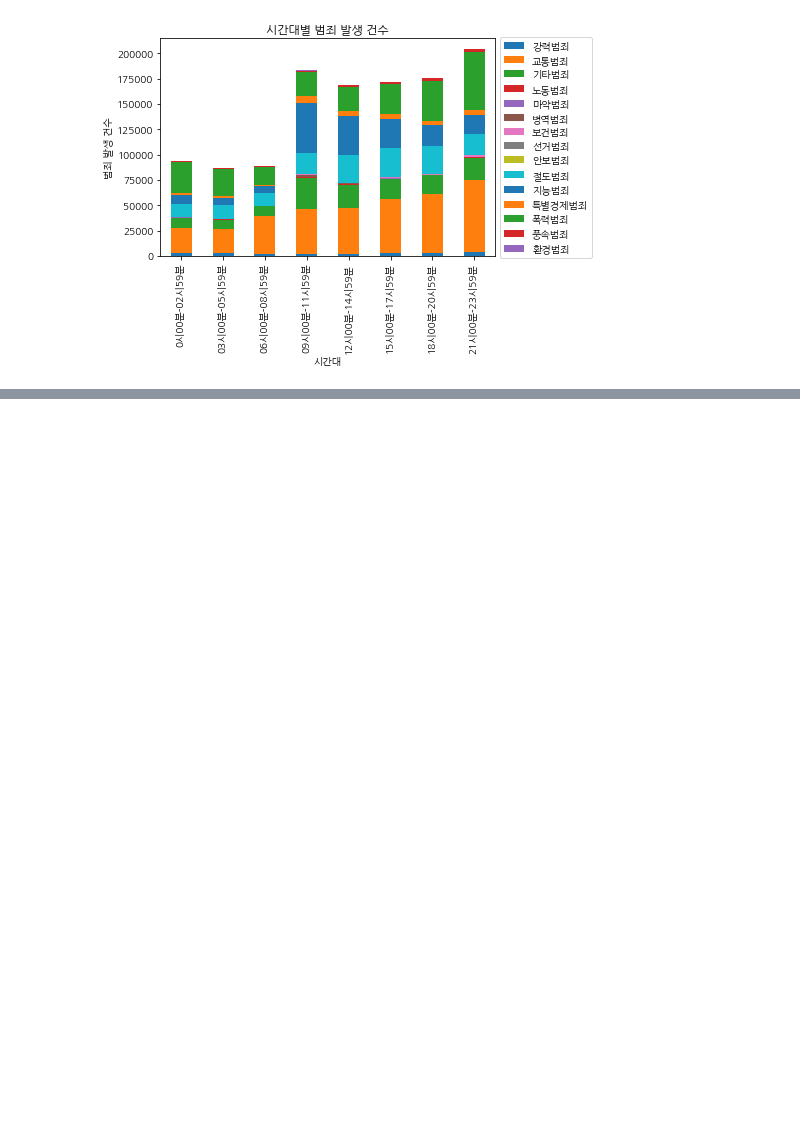
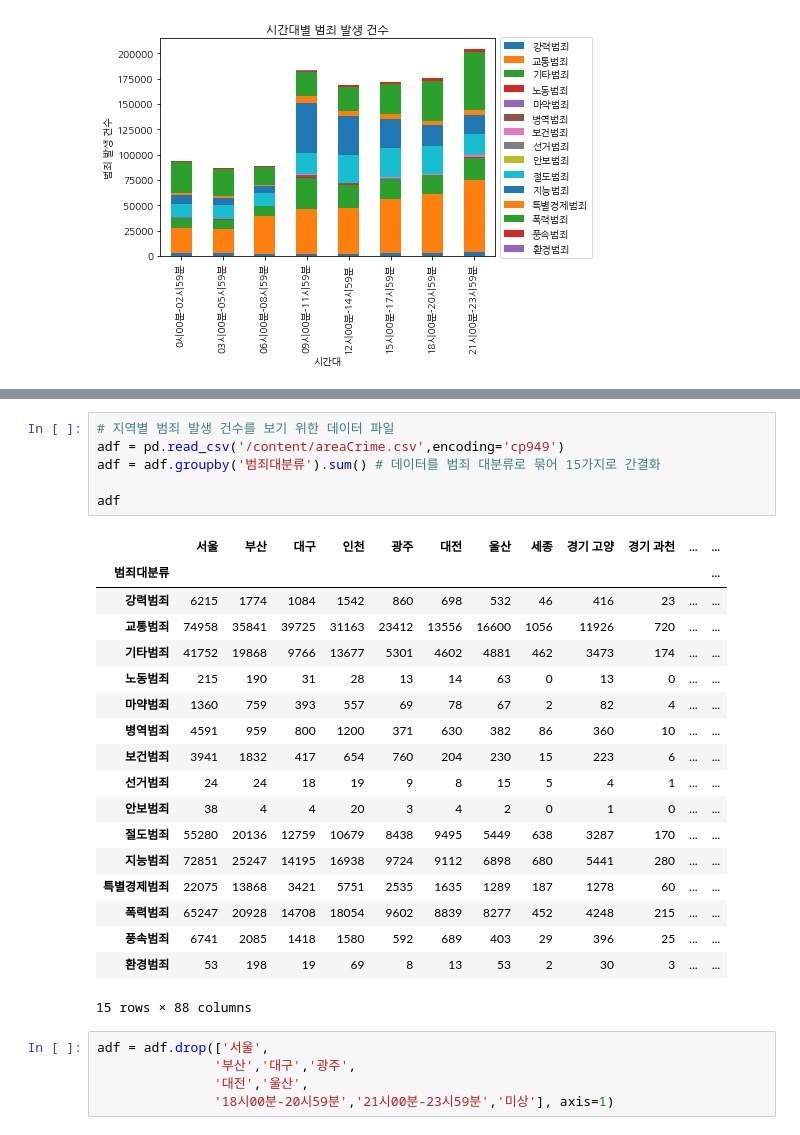
Before and after one commit to Wise-99/BigDataProcessing, a Jupyter notebook: finalProject.ipynb, the cells around one changed output, grey strips where cells are left out. Drawn from its saved outputs; the diff is of its cells as text; blank space fills up the shorter version.

```diff
--- a/finalProject.ipynb
+++ b/finalProject.ipynb
@@ -169,0 +173,30 @@ ndf
+# %%
+# 지역별 범죄 발생 건수를 보기 위한 데이터 파일
+adf = pd.read_csv('/content/areaCrime.csv',encoding='cp949')
+adf = adf.groupby('범죄대분류').sum() # 데이터를 범죄 대분류로 묶어 15가지로 간결화
+
+adf
+# %% [output]
+|  | 서울 | 부산 | 대구 | 인천 | 광주 | 대전 | 울산 | 세종 | 경기 고양 | 경기 과천 | ... | ... |
+| 범죄대분류 |  |  |  |  |  |  |  |  |  |  |  | ... |
+| 강력범죄 | 6215 | 1774 | 1084 | 1542 | 860 | 698 | 532 | 46 | 416 | 23 | ... | ... |
+| 교통범죄 | 74958 | 35841 | 39725 | 31163 | 23412 | 13556 | 16600 | 1056 | 11926 | 720 | ... | ... |
+| 기타범죄 | 41752 | 19868 | 9766 | 13677 | 5301 | 4602 | 4881 | 462 | 3473 | 174 | ... | ... |
+| 노동범죄 | 215 | 190 | 31 | 28 | 13 | 14 | 63 | 0 | 13 | 0 | ... | ... |
+| 마약범죄 | 1360 | 759 | 393 | 557 | 69 | 78 | 67 | 2 | 82 | 4 | ... | ... |
+| 병역범죄 | 4591 | 959 | 800 | 1200 | 371 | 630 | 382 | 86 | 360 | 10 | ... | ... |
+| 보건범죄 | 3941 | 1832 | 417 | 654 | 760 | 204 | 230 | 15 | 223 | 6 | ... | ... |
+| 선거범죄 | 24 | 24 | 18 | 19 | 9 | 8 | 15 | 5 | 4 | 1 | ... | ... |
+| 안보범죄 | 38 | 4 | 4 | 20 | 3 | 4 | 2 | 0 | 1 | 0 | ... | ... |
+| 절도범죄 | 55280 | 20136 | 12759 | 10679 | 8438 | 9495 | 5449 | 638 | 3287 | 170 | ... | ... |
+| 지능범죄 | 72851 | 25247 | 14195 | 16938 | 9724 | 9112 | 6898 | 680 | 5441 | 280 | ... | ... |
+| 특별경제범죄 | 22075 | 13868 | 3421 | 5751 | 2535 | 1635 | 1289 | 187 | 1278 | 60 | ... | ... |
+| 폭력범죄 | 65247 | 20928 | 14708 | 18054 | 9602 | 8839 | 8277 | 452 | 4248 | 215 | ... | ... |
+| 풍속범죄 | 6741 | 2085 | 1418 | 1580 | 592 | 689 | 403 | 29 | 396 | 25 | ... | ... |
+| 환경범죄 | 53 | 198 | 19 | 69 | 8 | 13 | 53 | 2 | 30 | 3 | ... | ... |
+15 rows × 88 columns
+# %%
+adf = adf.drop(['서울',
+               '부산','대구','광주',
+               '대전','울산',
+               '18시00분-20시59분','21시00분-23시59분','미상'], axis=1)
```
Also changed, not shown: parts of 5 cells of this notebook.
